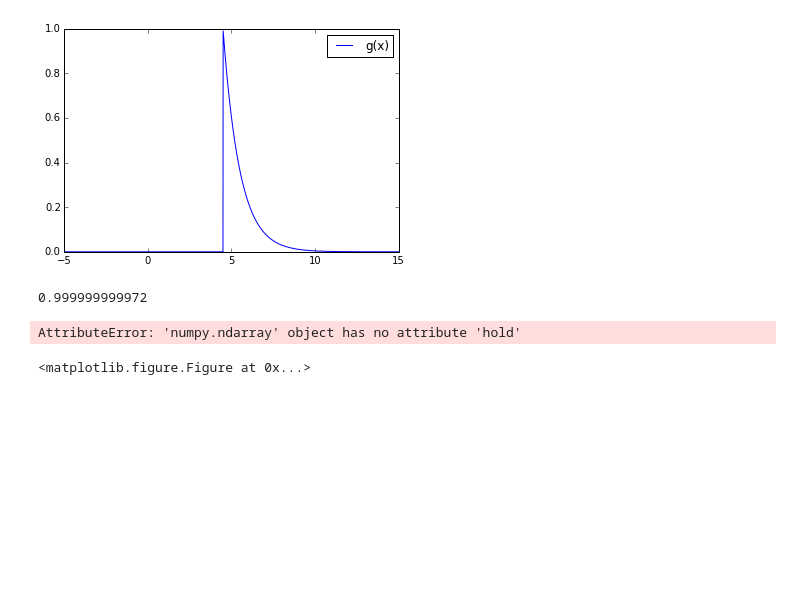
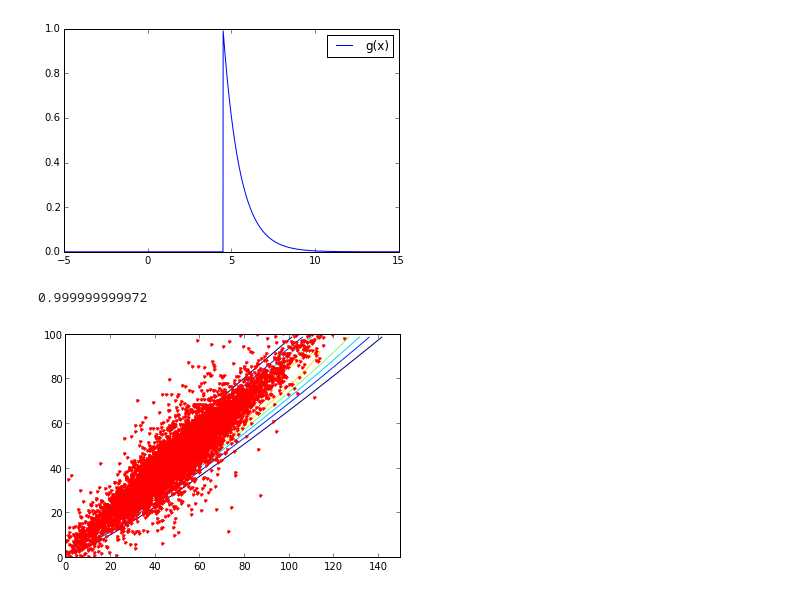
Before and after one commit to aidiary/PRML, a Jupyter notebook: ch11/importance_sampling.ipynb, the cells around one changed output. Drawn from its saved outputs; the diff is of its cells as text; code cells hidden in the pictures; blank space fills up the shorter version.

```diff
--- a/ch11/importance_sampling.ipynb
+++ b/ch11/importance_sampling.ipynb
@@ -302,24 +302,44 @@ print scipy.integrate.quad(g, -np.inf, np.inf)[0]
 # %%
 import numpy as np
 import matplotlib.pyplot as plt
 from scipy.stats import t
 from scipy.special import gammaln
 
-#def f(alpha, beta, lam=1, x=0.6, x0=0.5, y0=0.5):
-#    return ((gamma(alpha + beta) / (gamma(alpha) * gamma(beta))) ** (lam + 1)) * ((x * x0) ** alpha) * (((1 - x) * y0) ** beta)
-
 def f(alpha, beta, lam=1, x=0.6, x0=0.5, y0=0.5):
+    # 対数で計算し、最後にexp()で元に戻す
     temp1 = (lam+1) * (gammaln(alpha+beta) - gammaln(alpha) - gammaln(beta))
     temp2 = alpha * np.log(x * x0)
     temp3 = beta * np.log((1-x) * y0)
     return np.exp(temp1 + temp2 + temp3)
 
-a = np.arange(1, 150)
-b = np.arange(1, 100)
+a = np.arange(0, 150)
+b = np.arange(0, 100)
 A, B = np.meshgrid(a, b)
 Z = f(A, B)
 plt.contour(A, B, Z)
+
+
+# 多変量t分布に従う乱数を生成する
+# scipy.stats.tは一変量のみ
+# 例3.6の方法
+
+N = 2 * 10000
+df = 3  # t分布の自由度
+mu = np.array([50, 45])
+E = np.array([220, 190, 190, 180]).reshape(2, 2)
+x = t.rvs(df, size=N).reshape(-1, 2)
+
+# cholesky()はRのcholと違って転置した値が出てくる
+# http://wiki.scipy.org/NumPy_for_Matlab_Users
+y = np.transpose(np.dot(np.linalg.cholesky(E), np.transpose(x)))
+
+# 各行に平均を加える（Rと違ってy+muでは動作しない）
+for i in range(y.shape[0]): y[i] += mu
+
+plt.plot(y[:,0], y[:,1], 'r.')
+
+plt.xlim((0, 150))
+plt.ylim((0, 100))
 plt.show()
 # %% [output]
-AttributeError: 'numpy.ndarray' object has no attribute 'hold'
-<matplotlib.figure.Figure at 0x...>
+[figure, added]
```
